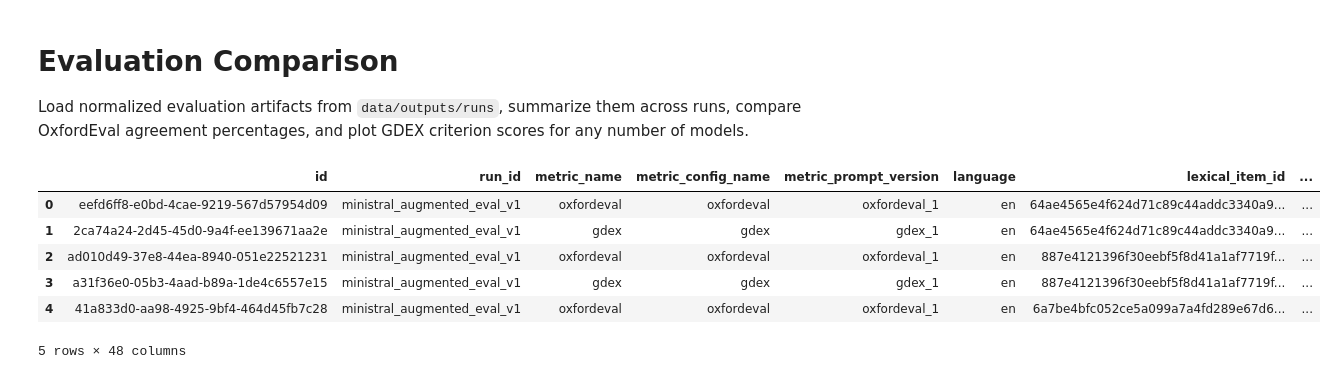
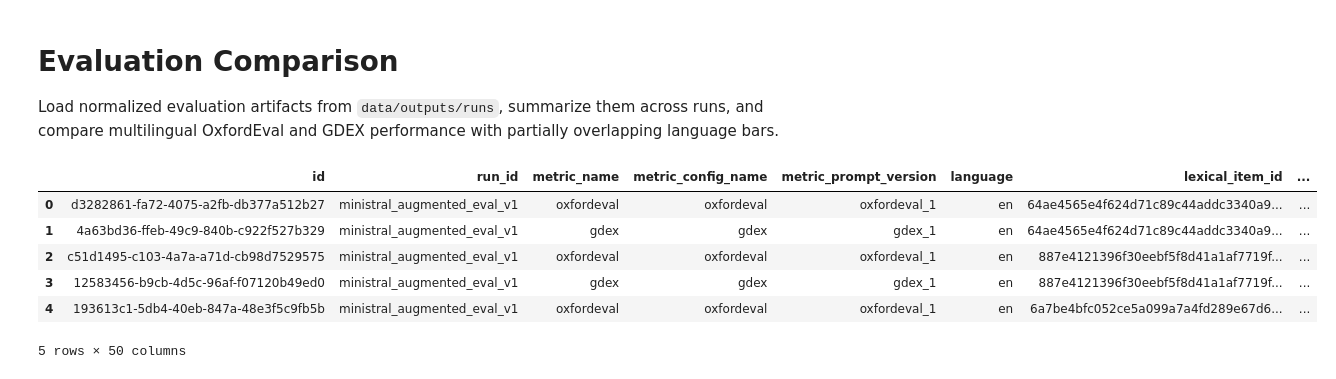
Before and after one commit to dhruvdesai18/ExGen-ExampleGeneration, a Jupyter notebook: analysis.ipynb, the cells around one changed output. Saved outputs shown, nothing was run; the diff lists cells and outputs as text; code cells hidden in the pictures.

```diff
--- a/analysis.ipynb
+++ b/analysis.ipynb
@@ -1,7 +1,7 @@
 # %% [markdown]
 # Evaluation Comparison
 
-Load normalized evaluation artifacts from `data/outputs/runs`, summarize them across runs, compare OxfordEval agreement percentages, and plot GDEX criterion scores for any number of models.
+Load normalized evaluation artifacts from `data/outputs/runs`, summarize them across runs, and compare multilingual OxfordEval and GDEX performance with partially overlapping language bars.
 # %%
 from pathlib import Path
 import json
@@ -29,41 +41,52 @@ def build_model_label(manifest: dict, run_dir: Path) -> str:
     return manifest.get("run_id", run_dir.name)
 
 
+def build_run_label(manifest: dict, run_dir: Path) -> str:
+    run_id = manifest.get("run_id") or run_dir.name
+    return run_id.replace("_v1", "").replace("_", " ")
+
+
 def load_evaluations(runs_dir: Path = RUNS_DIR) -> pd.DataFrame:
     rows = []
     for eval_path in sorted(runs_dir.glob("*/evaluations.jsonl")):
         run_dir = eval_path.parent
         manifest = load_run_manifest(run_dir)
         model = manifest.get("configs", {}).get("model", {})
         model_label = build_model_label(manifest, run_dir)
+        run_label = build_run_label(manifest, run_dir)
 
         with eval_path.open("r", encoding="utf-8") as handle:
             for line in handle:
                 if not line.strip():
                     continue
                 row = json.loads(line)
+                row["run_dir"] = run_dir.name
+                row["run_label"] = run_label
                 row["model_label"] = model_label
                 row["model_name"] = model.get("name")
                 row["model_id"] = model.get("model_id")
                 row["has_manifest"] = bool(manifest)
                 rows.append(row)
 
     if not rows:
         return pd.DataFrame()
 
-    return pd.json_normalize(rows)
+    frame = pd.json_normalize(rows)
+    if "language" in frame.columns:
+        frame["language"] = frame["language"].astype(str)
+    return frame
 
 
 evaluations_df = load_evaluations()
 evaluations_df.head()
 # %% [output]
 |  | id | run_id | metric_name | metric_config_name | metric_prompt_version | language | lexical_item_id | ... |
-| 0 | eefd6ff8-e0bd-4cae-9219-567d57954d09 | ministral_augmented_eval_v1 | oxfordeval | oxfordeval | oxfordeval_1 | en | 64ae4565e4f624d71c89c44addc3340a9... | ... |
-| 1 | 2ca74a24-2d45-45d0-9a4f-ee139671aa2e | ministral_augmented_eval_v1 | gdex | gdex | gdex_1 | en | 64ae4565e4f624d71c89c44addc3340a9... | ... |
-| 2 | ad010d49-37e8-44ea-8940-051e22521231 | ministral_augmented_eval_v1 | oxfordeval | oxfordeval | oxfordeval_1 | en | 887e4121396f30eebf5f8d41a1af7719f... | ... |
-| 3 | a31f36e0-05b3-4aad-b89a-1de4c6557e15 | ministral_augmented_eval_v1 | gdex | gdex | gdex_1 | en | 887e4121396f30eebf5f8d41a1af7719f... | ... |
-| 4 | 41a833d0-aa98-4925-9bf4-464d45fb7c28 | ministral_augmented_eval_v1 | oxfordeval | oxfordeval | oxfordeval_1 | en | 6a7be4bfc052ce5a099a7a4fd289e67d6... | ... |
+| 0 | d3282861-fa72-4075-a2fb-db377a512b27 | ministral_augmented_eval_v1 | oxfordeval | oxfordeval | oxfordeval_1 | en | 64ae4565e4f624d71c89c44addc3340a9... | ... |
+| 1 | 4a63bd36-ffeb-49c9-840b-c922f527b329 | ministral_augmented_eval_v1 | gdex | gdex | gdex_1 | en | 64ae4565e4f624d71c89c44addc3340a9... | ... |
+| 2 | c51d1495-c103-4a7a-a71d-cb98d7529575 | ministral_augmented_eval_v1 | oxfordeval | oxfordeval | oxfordeval_1 | en | 887e4121396f30eebf5f8d41a1af7719f... | ... |
+| 3 | 12583456-b9cb-4d5c-96af-f07120b49ed0 | ministral_augmented_eval_v1 | gdex | gdex | gdex_1 | en | 887e4121396f30eebf5f8d41a1af7719f... | ... |
+| 4 | 193613c1-5db4-40eb-847a-48e3f5c9fb5b | ministral_augmented_eval_v1 | oxfordeval | oxfordeval | oxfordeval_1 | en | 6a7be4bfc052ce5a099a7a4fd289e67d6... | ... |
-5 rows × 48 columns
+5 rows × 50 columns
 # %%
 def summarize_metrics(evaluations: pd.DataFrame) -> pd.DataFrame:
     if evaluations.empty:
```
Also changed, not shown: parts of 5 cells of this notebook, 9 other files.
